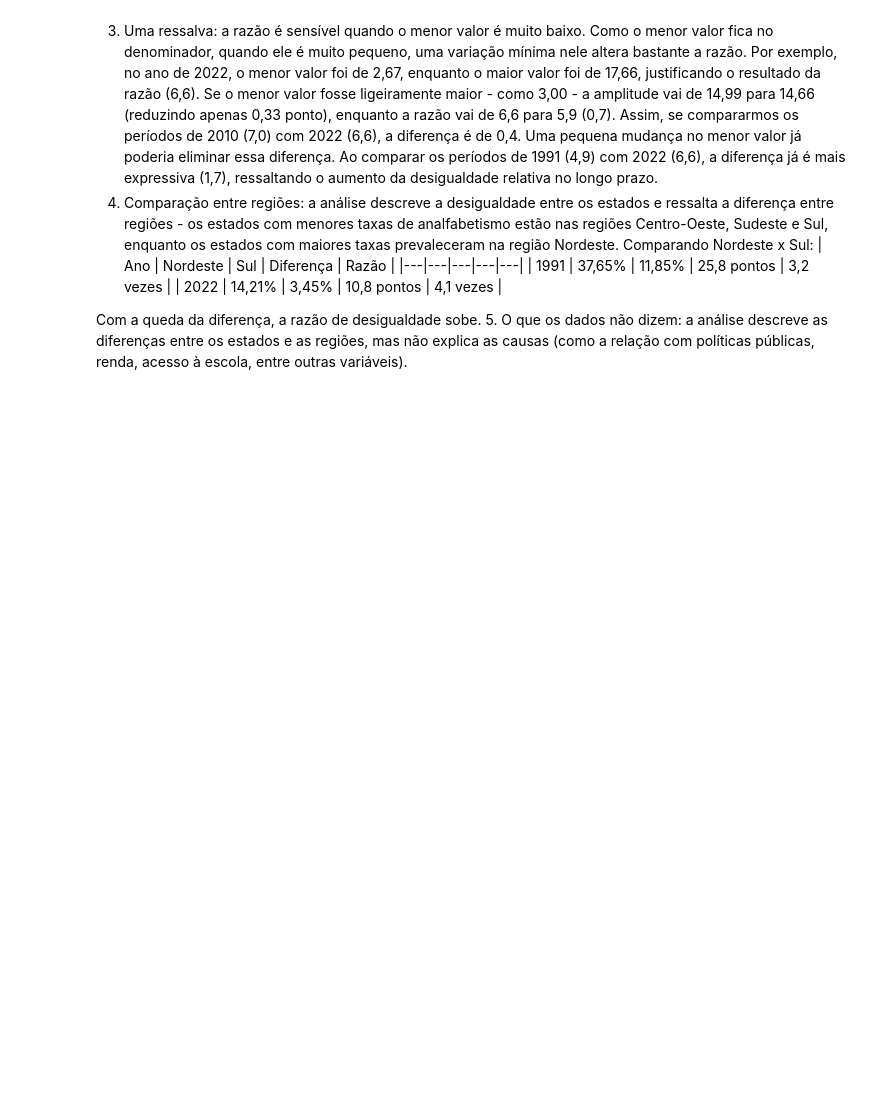
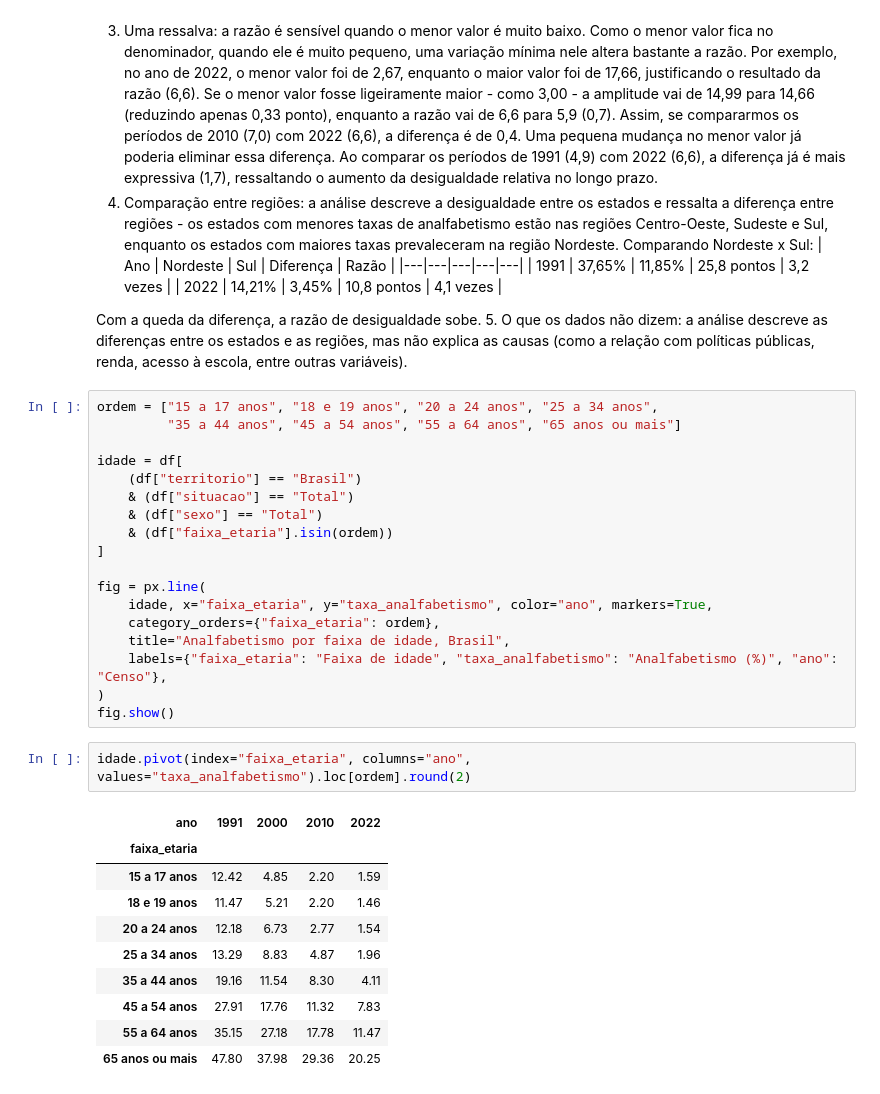
Before and after one commit to luana-mh/Projeto_final_curso_LuanaMajoloHaas_SCTec, a Jupyter notebook: notebooks/01_eda.ipynb, the cells around one changed output. Cells and saved outputs as stored; diff of their text form; blank space fills up the shorter version.

Commit message:
adiciona análise do analfabetismo por faixa de idade

```diff
--- a/notebooks/01_eda.ipynb
+++ b/notebooks/01_eda.ipynb
@@ -181,3 +181,34 @@ Comparando Nordeste x Sul:
 
 Com a queda da diferença, a razão de desigualdade sobe.
 5. O que os dados não dizem: a análise descreve as diferenças entre os estados e as regiões, mas não explica as causas (como a relação com políticas públicas, renda, acesso à escola, entre outras variáveis).
+# %%
+ordem = ["15 a 17 anos", "18 e 19 anos", "20 a 24 anos", "25 a 34 anos",
+         "35 a 44 anos", "45 a 54 anos", "55 a 64 anos", "65 anos ou mais"]
+
+idade = df[
+    (df["territorio"] == "Brasil")
+    & (df["situacao"] == "Total")
+    & (df["sexo"] == "Total")
+    & (df["faixa_etaria"].isin(ordem))
+]
+
+fig = px.line(
+    idade, x="faixa_etaria", y="taxa_analfabetismo", color="ano", markers=True,
+    category_orders={"faixa_etaria": ordem},
+    title="Analfabetismo por faixa de idade, Brasil",
+    labels={"faixa_etaria": "Faixa de idade", "taxa_analfabetismo": "Analfabetismo (%)", "ano": "Censo"},
+)
+fig.show()
+# %%
+idade.pivot(index="faixa_etaria", columns="ano", values="taxa_analfabetismo").loc[ordem].round(2)
+# %% [output]
+| ano | 1991 | 2000 | 2010 | 2022 |
+| faixa_etaria |  |  |  |  |
+| 15 a 17 anos | 12.42 | 4.85 | 2.20 | 1.59 |
+| 18 e 19 anos | 11.47 | 5.21 | 2.20 | 1.46 |
+| 20 a 24 anos | 12.18 | 6.73 | 2.77 | 1.54 |
+| 25 a 34 anos | 13.29 | 8.83 | 4.87 | 1.96 |
+| 35 a 44 anos | 19.16 | 11.54 | 8.30 | 4.11 |
+| 45 a 54 anos | 27.91 | 17.76 | 11.32 | 7.83 |
+| 55 a 64 anos | 35.15 | 27.18 | 17.78 | 11.47 |
+| 65 anos ou mais | 47.80 | 37.98 | 29.36 | 20.25 |
```
Also changed, not shown: parts of 1 cell of this notebook.
